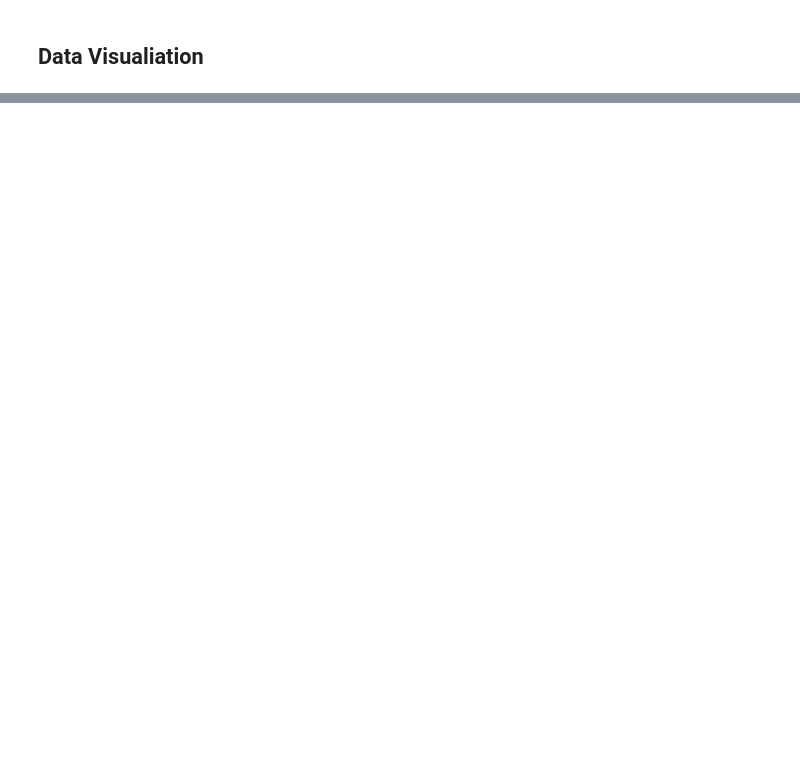
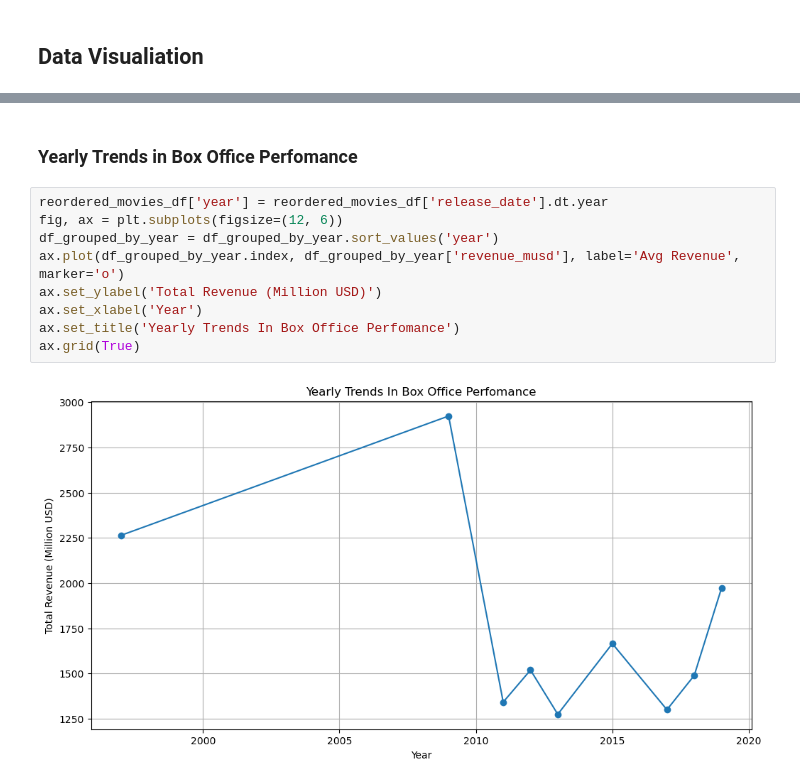
Before and after one commit to GEssuman/data-engineering-labs, a Jupyter notebook: notebook/jupiter_lab.ipynb, the cells around one changed output, grey strips where cells are left out. Drawn from its saved outputs; the diff is of its cells as text; blank space fills up the shorter version.

```diff
--- a/notebook/jupiter_lab.ipynb
+++ b/notebook/jupiter_lab.ipynb
@@ -541,0 +590,13 @@ reordered_movies_df
+# %% [markdown]
+### Yearly Trends in Box Office Perfomance
+# %%
+reordered_movies_df['year'] = reordered_movies_df['release_date'].dt.year
+fig, ax = plt.subplots(figsize=(12, 6))
+df_grouped_by_year = df_grouped_by_year.sort_values('year')
+ax.plot(df_grouped_by_year.index, df_grouped_by_year['revenue_musd'], label='Avg Revenue', marker='o')
+ax.set_ylabel('Total Revenue (Million USD)')
+ax.set_xlabel('Year')
+ax.set_title('Yearly Trends In Box Office Perfomance')
+ax.grid(True)
+# %% [output]
+[figure, added]
```
Also changed, not shown: parts of 17 cells of this notebook, 1 other file.
